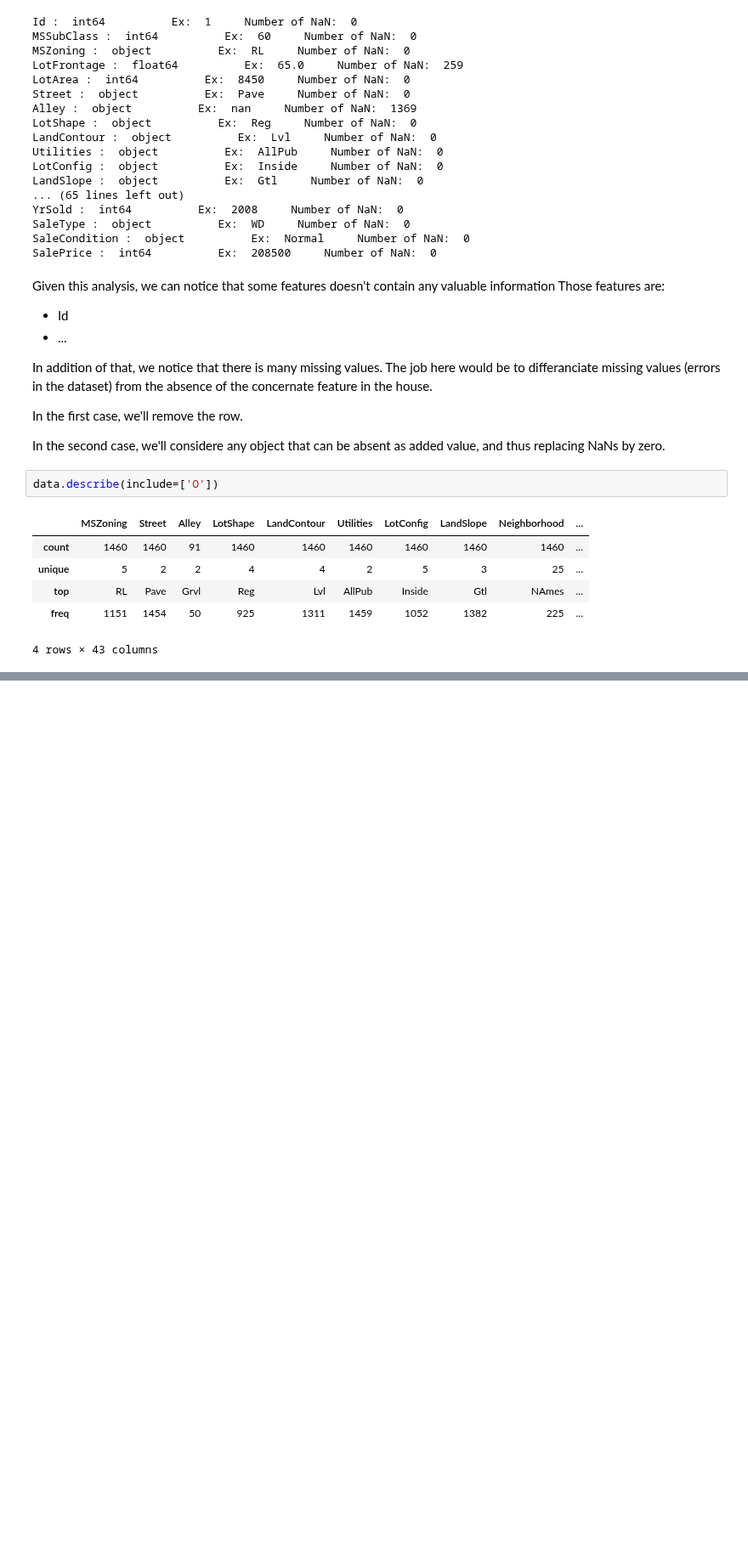
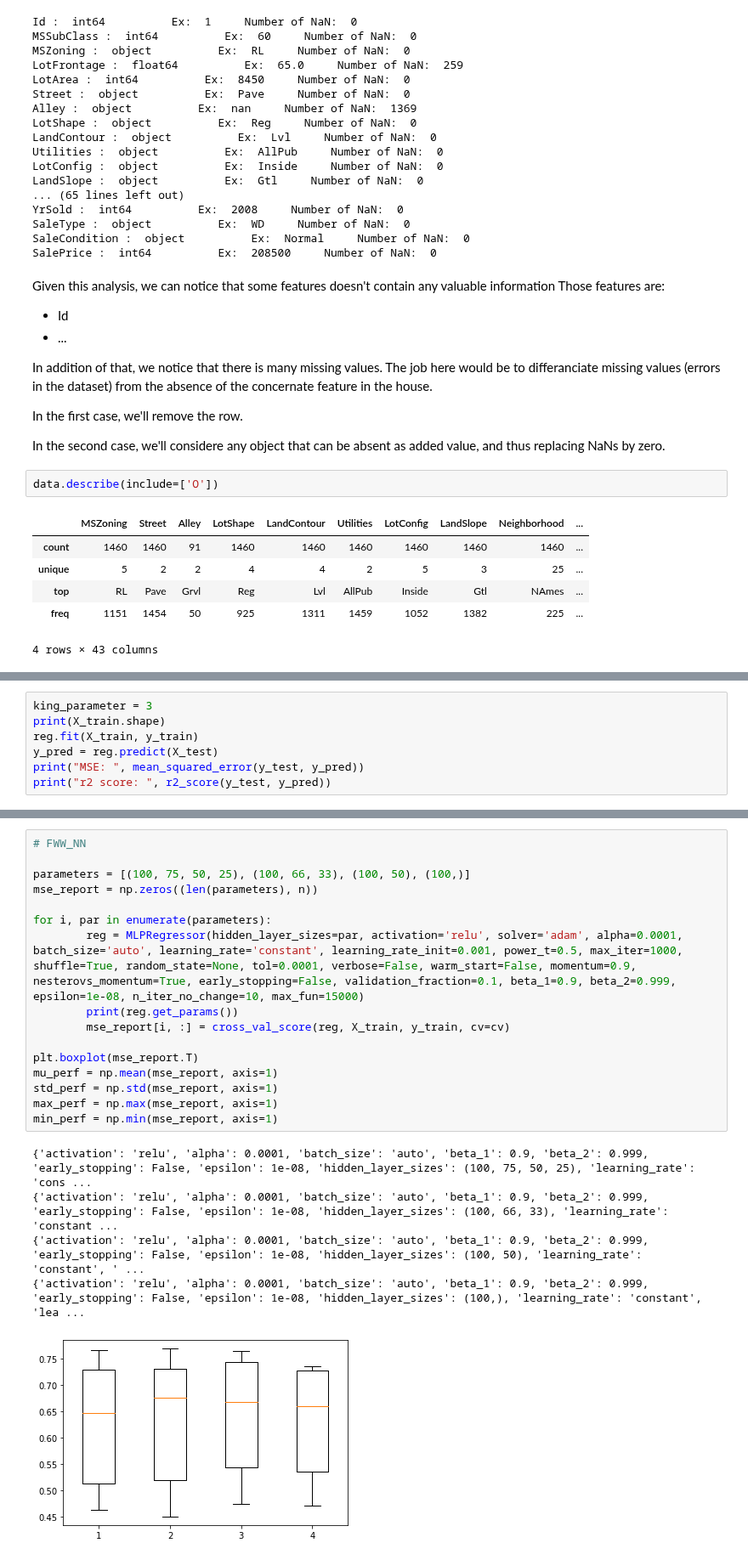
Before and after one commit to BenInTheBox/DataScienceInPractice, a Jupyter notebook: project/main.ipynb, the cells around one changed output, grey strips where cells are left out. Shown at 85% size. Cells and saved outputs as stored; diff of their text form; blank space fills up the shorter version.

```diff
--- a/project/main.ipynb
+++ b/project/main.ipynb
@@ -62,0 +245,7 @@ data.describe(include=['O'])
+# %%
+king_parameter = 3
+print(X_train.shape)
+reg.fit(X_train, y_train)
+y_pred = reg.predict(X_test)
+print("MSE: ", mean_squared_error(y_test, y_pred))
+print("r2 score: ", r2_score(y_test, y_pred))
@@ -62,0 +264,22 @@ data.describe(include=['O'])
+# %%
+# FWW_NN
+
+parameters = [(100, 75, 50, 25), (100, 66, 33), (100, 50), (100,)]
+mse_report = np.zeros((len(parameters), n))
+
+for i, par in enumerate(parameters):
+        reg = MLPRegressor(hidden_layer_sizes=par, activation='relu', solver='adam', alpha=0.0001, batch_size='auto', learning_rate='constant', learning_rate_init=0.001, power_t=0.5, max_iter=1000, shuffle=True, random_state=None, tol=0.0001, verbose=False, warm_start=False, momentum=0.9, nesterovs_momentum=True, early_stopping=False, validation_fraction=0.1, beta_1=0.9, beta_2=0.999, epsilon=1e-08, n_iter_no_change=10, max_fun=15000)
+        print(reg.get_params())
+        mse_report[i, :] = cross_val_score(reg, X_train, y_train, cv=cv)
+
+plt.boxplot(mse_report.T)
+mu_perf = np.mean(mse_report, axis=1)
+std_perf = np.std(mse_report, axis=1)
+max_perf = np.max(mse_report, axis=1)
+min_perf = np.min(mse_report, axis=1)
+# %% [output]
+{'activation': 'relu', 'alpha': 0.0001, 'batch_size': 'auto', 'beta_1': 0.9, 'beta_2': 0.999, 'early_stopping': False, 'epsilon': 1e-08, 'hidden_layer_sizes': (100, 75, 50, 25), 'learning_rate': 'cons ...
+{'activation': 'relu', 'alpha': 0.0001, 'batch_size': 'auto', 'beta_1': 0.9, 'beta_2': 0.999, 'early_stopping': False, 'epsilon': 1e-08, 'hidden_layer_sizes': (100, 66, 33), 'learning_rate': 'constant ...
+{'activation': 'relu', 'alpha': 0.0001, 'batch_size': 'auto', 'beta_1': 0.9, 'beta_2': 0.999, 'early_stopping': False, 'epsilon': 1e-08, 'hidden_layer_sizes': (100, 50), 'learning_rate': 'constant', ' ...
+{'activation': 'relu', 'alpha': 0.0001, 'batch_size': 'auto', 'beta_1': 0.9, 'beta_2': 0.999, 'early_stopping': False, 'epsilon': 1e-08, 'hidden_layer_sizes': (100,), 'learning_rate': 'constant', 'lea ...
+[figure, added]
```
Also changed, not shown: parts of 20 cells of this notebook, 1 other file.
